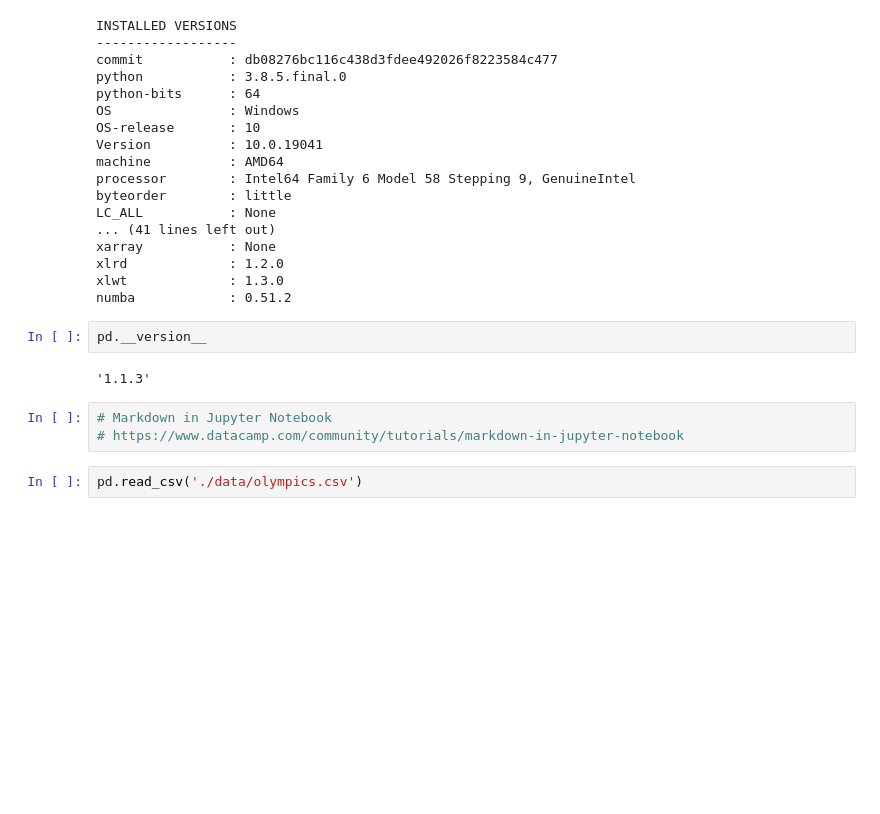
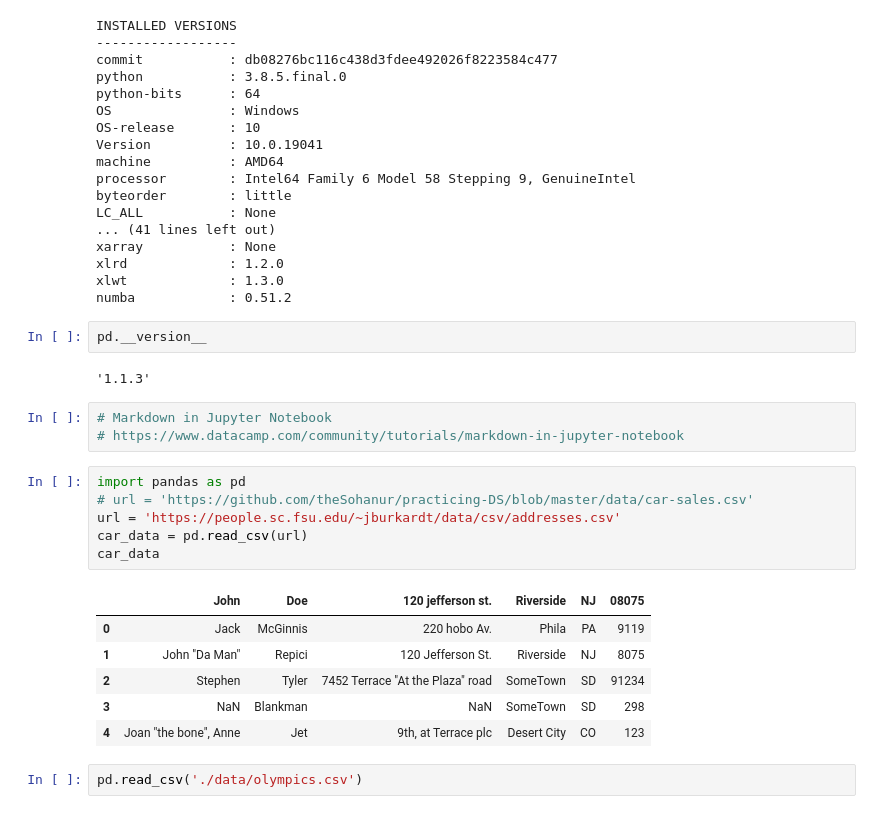
Before and after one commit to theSohanur/pandas-essential, a Jupyter notebook: pandas.notebook.ipynb, the cells around one changed output. Cells and saved outputs as stored; diff of their text form; blank space fills up the shorter version.

```diff
--- a/pandas.notebook.ipynb
+++ b/pandas.notebook.ipynb
@@ -57,6 +57,19 @@ pd.__version__
 # %%
 # Markdown in Jupyter Notebook
 # https://www.datacamp.com/community/tutorials/markdown-in-jupyter-notebook
+# %%
+import pandas as pd
+# url = 'https://github.com/theSohanur/practicing-DS/blob/master/data/car-sales.csv'
+url = 'https://people.sc.fsu.edu/~jburkardt/data/csv/addresses.csv'
+car_data = pd.read_csv(url)
+car_data
+# %% [output]
+|  | John | Doe | 120 jefferson st. | Riverside | NJ | 08075 |
+| 0 | Jack | McGinnis | 220 hobo Av. | Phila | PA | 9119 |
+| 1 | John "Da Man" | Repici | 120 Jefferson St. | Riverside | NJ | 8075 |
+| 2 | Stephen | Tyler | 7452 Terrace "At the Plaza" road | SomeTown | SD | 91234 |
+| 3 | NaN | Blankman | NaN | SomeTown | SD | 298 |
+| 4 | Joan "the bone", Anne | Jet | 9th, at Terrace plc | Desert City | CO | 123 |
 # %%
 pd.read_csv('./data/olympics.csv')
 # %% [output]
```
Also changed, not shown: parts of 33 cells of this notebook, 5 other files.
